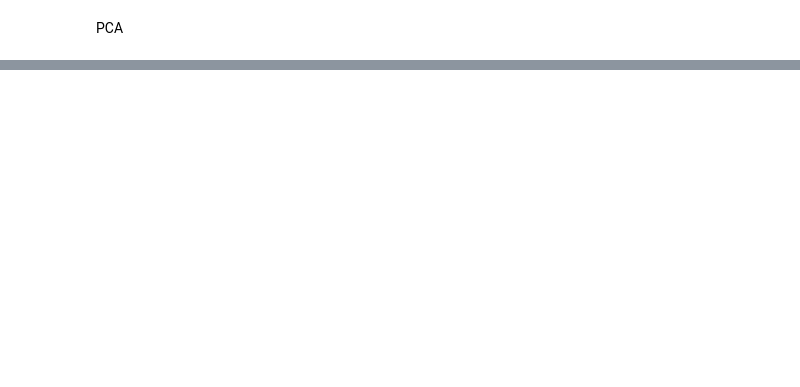
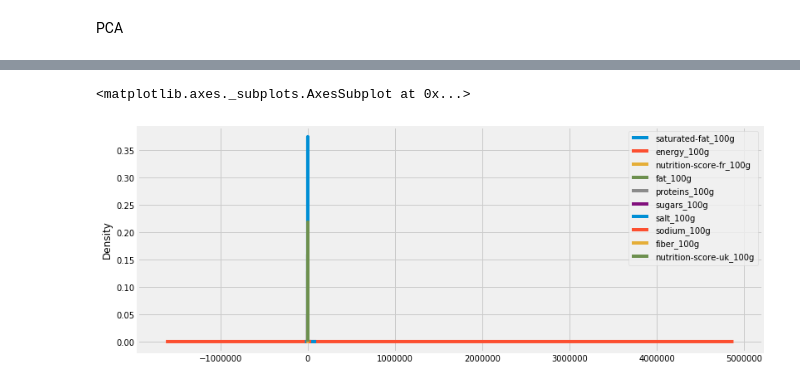
Before and after one commit to MichelleGreaves/Projects, a Jupyter notebook: 2nd Project BNPP.ipynb, the cells around one changed output, grey strips where cells are left out. Drawn from its saved outputs; the diff is of its cells as text; code cells hidden in the pictures; blank space fills up the shorter version.

```diff
--- a/2nd Project BNPP.ipynb
+++ b/2nd Project BNPP.ipynb
@@ -1005,0 +961,6 @@ df2.iloc[:10].plot.bar(x = 'brands', y = 'saturated-fat_100g',
+# %%
+#PCA
+X = df2[['saturated-fat_100g', 'energy_100g', 'nutrition-score-fr_100g',
+       'fat_100g', 'proteins_100g', 'sugars_100g', 'salt_100g',
+       'sodium_100g', 'fiber_100g','nutrition-score-uk_100g']]
+X.head()
@@ -1005,0 +994,2 @@ df2.iloc[:10].plot.bar(x = 'brands', y = 'saturated-fat_100g',
+# %%
+X = X.fillna(X.mean())
@@ -1005,0 +1030,6 @@ df2.iloc[:10].plot.bar(x = 'brands', y = 'saturated-fat_100g',
+# %%
+X1 = pd.DataFrame(X,columns=X.columns)
+X1.plot(kind='density',sharex=True,figsize=(12,5),layout=(10,1))
+# %% [output]
+<matplotlib.axes._subplots.AxesSubplot at 0x...>
+[figure, added]
```
Also changed, not shown: parts of 26 cells of this notebook.
